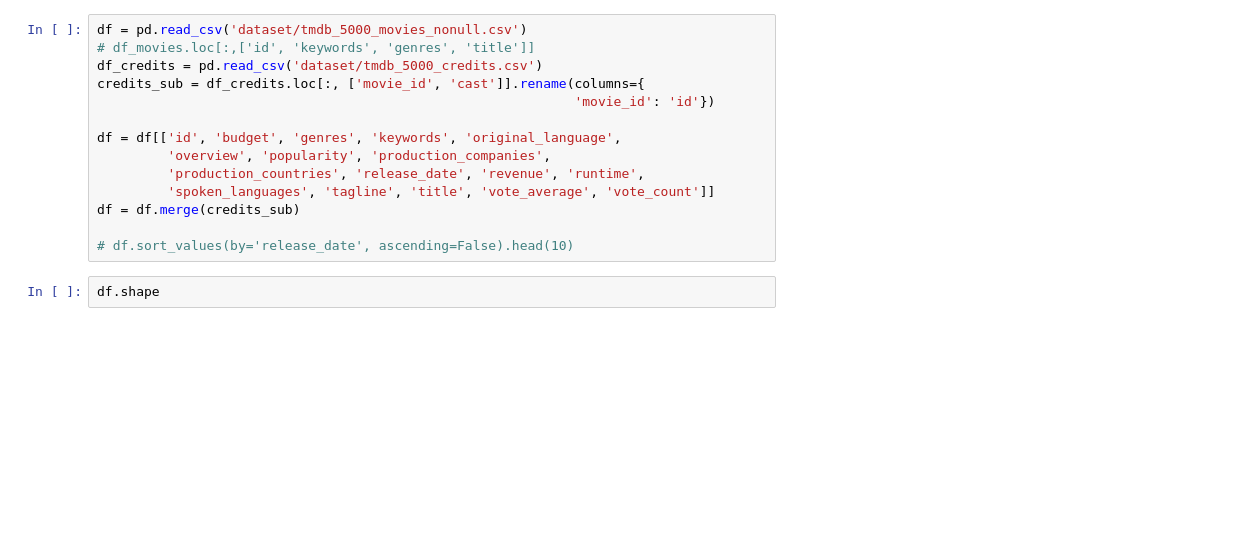
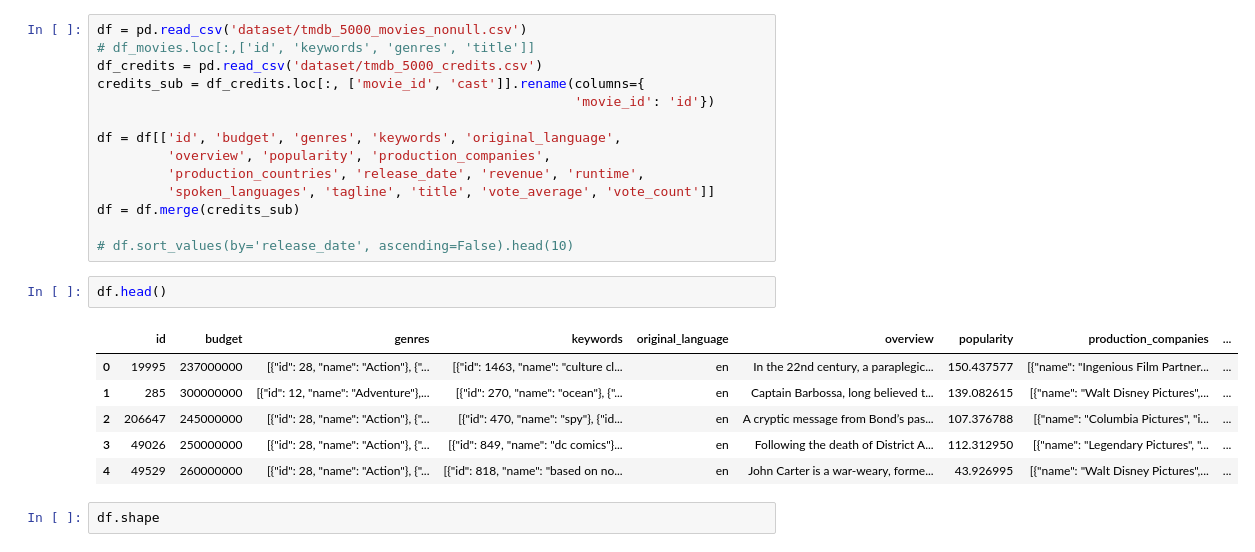
Before and after one commit to juliafeec/tmdb, a Jupyter notebook: main_work.ipynb, the cells around one changed output. Drawn from its saved outputs; the diff is of its cells as text; blank space fills up the shorter version.

```diff
--- a/main_work.ipynb
+++ b/main_work.ipynb
@@ -38,6 +38,15 @@ df = df[['id', 'budget', 'genres', 'keywords', 'original_language',
 df = df.merge(credits_sub)
 
 # df.sort_values(by='release_date', ascending=False).head(10)
+# %%
+df.head()
+# %% [output]
+|  | id | budget | genres | keywords | original_language | overview | popularity | production_companies | ... |
+| 0 | 19995 | 237000000 | [{"id": 28, "name": "Action"}, {"... | [{"id": 1463, "name": "culture cl... | en | In the 22nd century, a paraplegic... | 150.437577 | [{"name": "Ingenious Film Partner... | ... |
+| 1 | 285 | 300000000 | [{"id": 12, "name": "Adventure"},... | [{"id": 270, "name": "ocean"}, {"... | en | Captain Barbossa, long believed t... | 139.082615 | [{"name": "Walt Disney Pictures",... | ... |
+| 2 | 206647 | 245000000 | [{"id": 28, "name": "Action"}, {"... | [{"id": 470, "name": "spy"}, {"id... | en | A cryptic message from Bond’s pas... | 107.376788 | [{"name": "Columbia Pictures", "i... | ... |
+| 3 | 49026 | 250000000 | [{"id": 28, "name": "Action"}, {"... | [{"id": 849, "name": "dc comics"}... | en | Following the death of District A... | 112.312950 | [{"name": "Legendary Pictures", "... | ... |
+| 4 | 49529 | 260000000 | [{"id": 28, "name": "Action"}, {"... | [{"id": 818, "name": "based on no... | en | John Carter is a war-weary, forme... | 43.926995 | [{"name": "Walt Disney Pictures",... | ... |
 # %%
 df.shape
 # %% [output]
```
Also changed, not shown: parts of 31 cells of this notebook, 2 other files.
